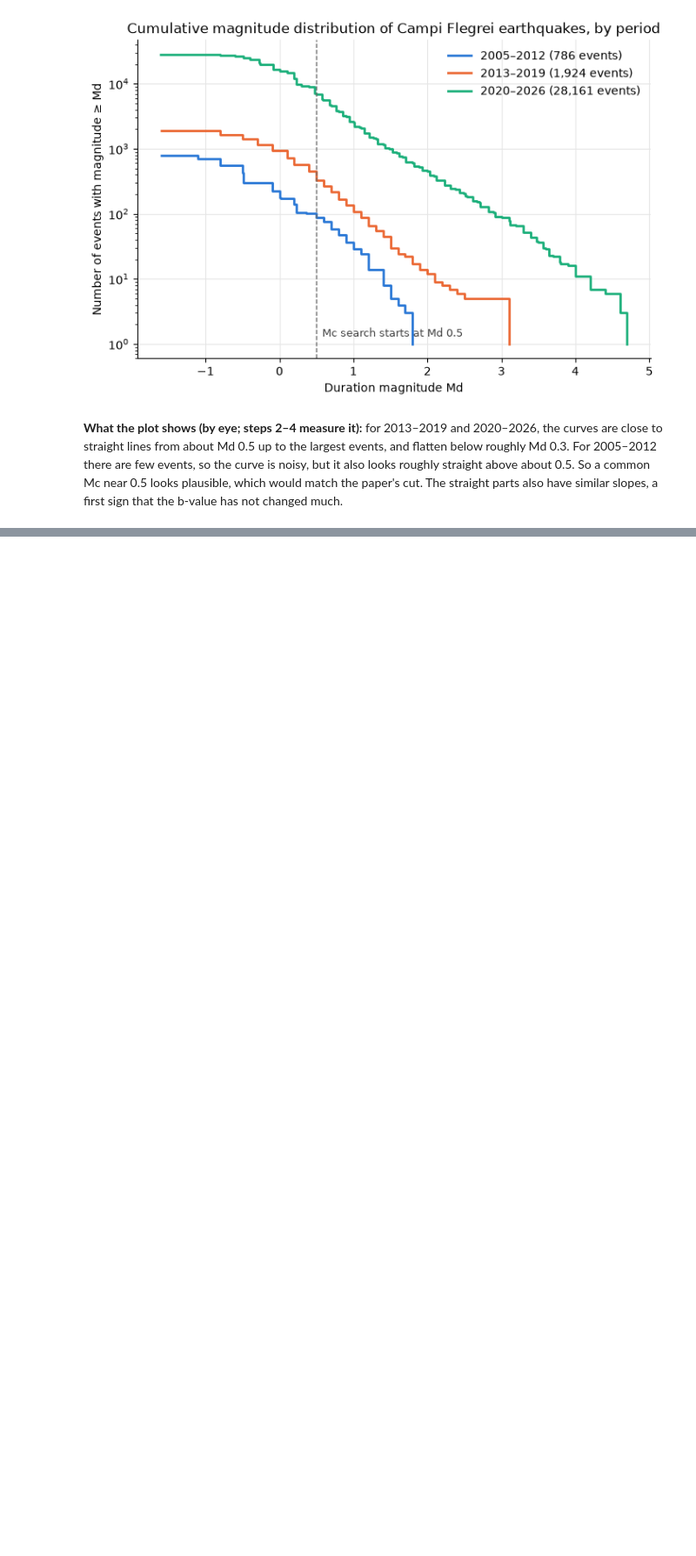
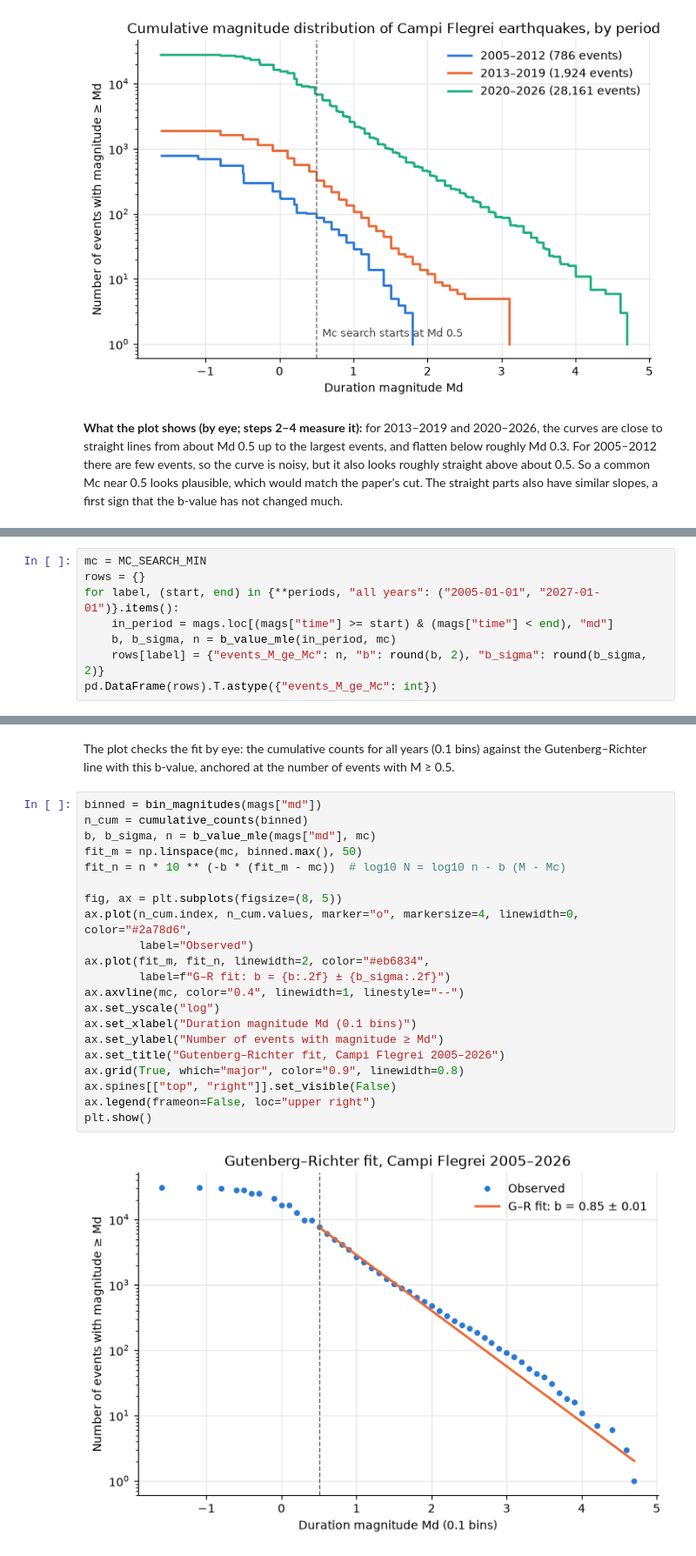
Before and after one commit to PatrickBolton/flegrei-seismicity, a Jupyter notebook: notebooks/01_completeness.ipynb, the cells around one changed output, grey strips where cells are left out. Shown at 87% size. Drawn from its saved outputs; the diff is of its cells as text; blank space fills up the shorter version.

```diff
--- a/notebooks/01_completeness.ipynb
+++ b/notebooks/01_completeness.ipynb
@@ -121,0 +169,8 @@ plt.show()
+# %%
+mc = MC_SEARCH_MIN
+rows = {}
+for label, (start, end) in {**periods, "all years": ("2005-01-01", "2027-01-01")}.items():
+    in_period = mags.loc[(mags["time"] >= start) & (mags["time"] < end), "md"]
+    b, b_sigma, n = b_value_mle(in_period, mc)
+    rows[label] = {"events_M_ge_Mc": n, "b": round(b, 2), "b_sigma": round(b_sigma, 2)}
+pd.DataFrame(rows).T.astype({"events_M_ge_Mc": int})
@@ -121,0 +183,25 @@ plt.show()
+# %% [markdown]
+The plot checks the fit by eye: the cumulative counts for all years (0.1 bins) against the Gutenberg–Richter line with this b-value, anchored at the number of events with M ≥ 0.5.
+# %%
+binned = bin_magnitudes(mags["md"])
+n_cum = cumulative_counts(binned)
+b, b_sigma, n = b_value_mle(mags["md"], mc)
+fit_m = np.linspace(mc, binned.max(), 50)
+fit_n = n * 10 ** (-b * (fit_m - mc))  # log10 N = log10 n - b (M - Mc)
+
+fig, ax = plt.subplots(figsize=(8, 5))
+ax.plot(n_cum.index, n_cum.values, marker="o", markersize=4, linewidth=0, color="#2a78d6",
+        label="Observed")
+ax.plot(fit_m, fit_n, linewidth=2, color="#eb6834",
+        label=f"G–R fit: b = {b:.2f} ± {b_sigma:.2f}")
+ax.axvline(mc, color="0.4", linewidth=1, linestyle="--")
+ax.set_yscale("log")
+ax.set_xlabel("Duration magnitude Md (0.1 bins)")
+ax.set_ylabel("Number of events with magnitude ≥ Md")
+ax.set_title("Gutenberg–Richter fit, Campi Flegrei 2005–2026")
+ax.grid(True, which="major", color="0.9", linewidth=0.8)
+ax.spines[["top", "right"]].set_visible(False)
+ax.legend(frameon=False, loc="upper right")
+plt.show()
+# %% [output]
+[figure, added]
```
Also changed, not shown: parts of 8 cells of this notebook, 1 other file.
